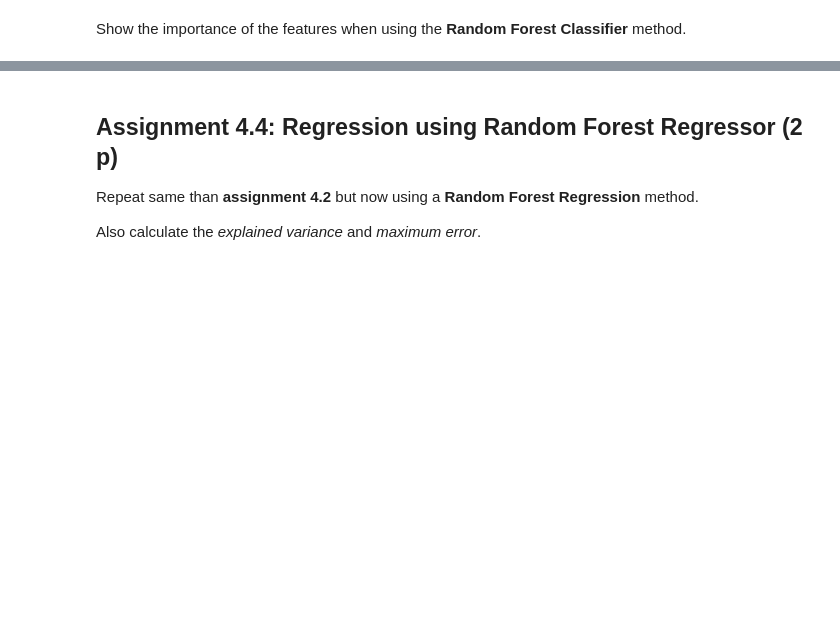
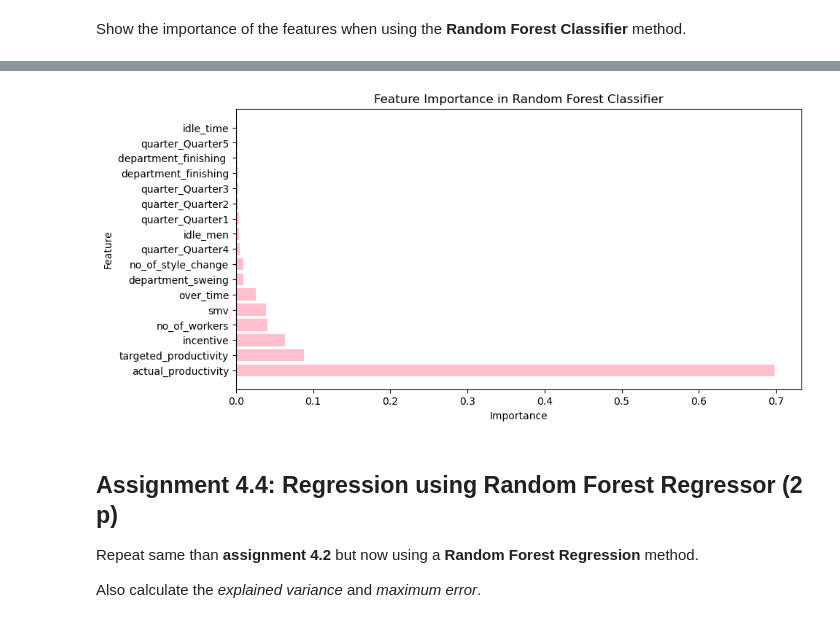
Before and after one commit to jaka-aurora/Machine-Learning-Assignments, a Jupyter notebook: assignment_4/assignment_topic_4_regression_models.ipynb, the cells around one changed output, grey strips where cells are left out. Cells and saved outputs as stored; diff of their text form; code cells hidden in the pictures; blank space fills up the shorter version.

```diff
--- a/assignment_4/assignment_topic_4_regression_models.ipynb
+++ b/assignment_4/assignment_topic_4_regression_models.ipynb
@@ -101,6 +164,19 @@ from sklearn.ensemble import RandomForestClassifier
 from sklearn.metrics import classification_report, confusion_matrix
 
 X_test = X_train = cr = cm = None
+
+X = df.drop(columns=['class'])
+y = df['class']
+
+X_train, X_test, y_train, y_test = train_test_split(X, y, test_size=0.33, random_state=2150)
+
+model = RandomForestClassifier(random_state=2100)
+model.fit(X_train, y_train)
+
+y_pred = model.predict(X_test)
+
+cr = classification_report(y_test, y_pred)
+cm = confusion_matrix(y_test, y_pred)
 # %%
 # Answers to the assignment. Note! Do not edit this cell, just run it after you complete the assignment.
 # The results are in cm and cr variables.
@@ -115,3 +203,9 @@ Show the importance of the features when using the **Random Forest Classifier**
 # %%
 # TODO: the importance of features
 feature_importances = None
+feature_importances = model.feature_importances_
+
+feature_importance_df = pd.DataFrame({'Feature': X.columns, 'Importance': feature_importances})
+feature_importance_df = feature_importance_df.sort_values(by='Importance', ascending=False)
+
+print(feature_importance_df)
@@ -118,5 +231,16 @@ feature_importances = None
 # %%
 # TODO: Visualize the importance of features
+
+import matplotlib.pyplot as plt
+
+plt.figure(figsize=(10, 5))
+plt.barh(feature_importance_df['Feature'], feature_importance_df['Importance'], color='pink')
+plt.xlabel('Importance')
+plt.ylabel('Feature')
+plt.title('Feature Importance in Random Forest Classifier')
+plt.show()
+# %% [output]
+[figure, added]
 # %% [markdown]
 ## Assignment 4.4: Regression using Random Forest Regressor (2 p)
 
```
Also changed, not shown: parts of 15 cells of this notebook, 1 other file.
